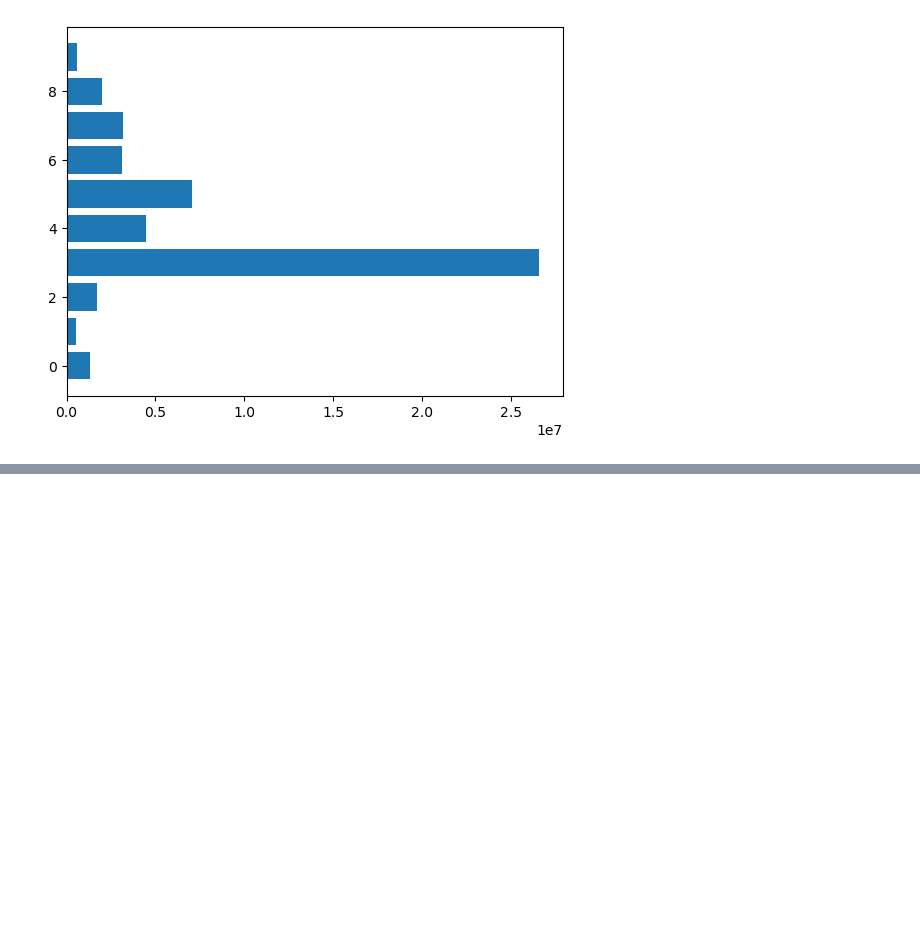
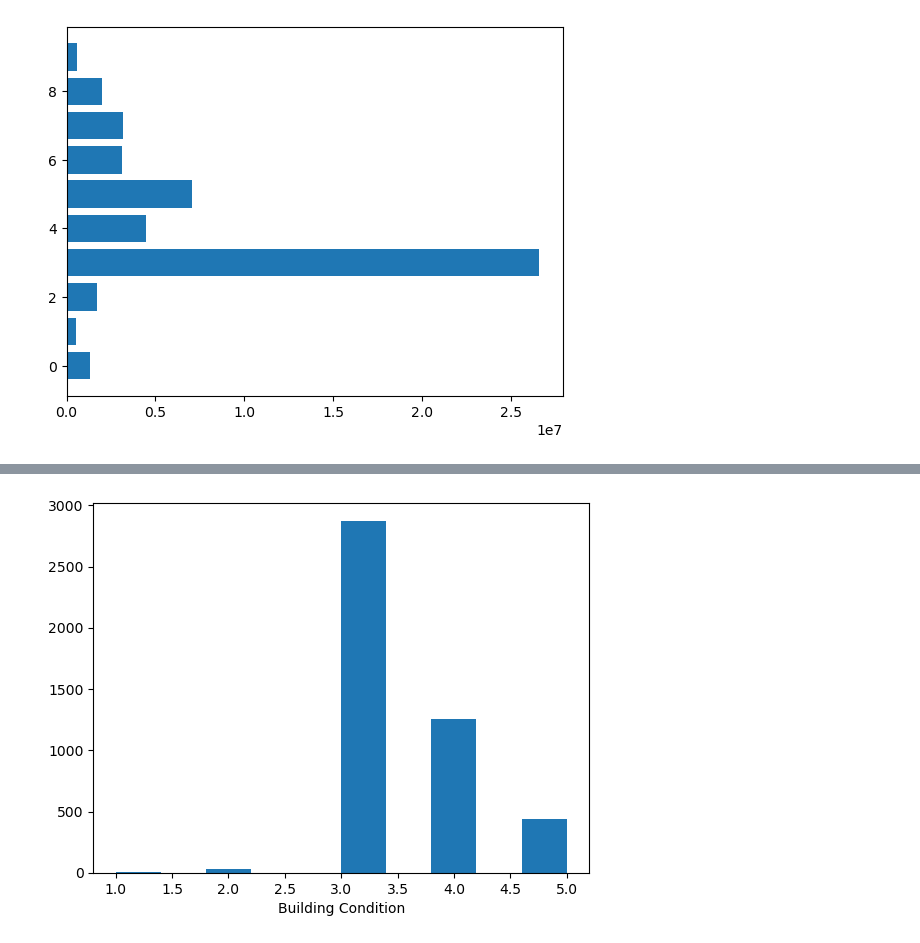
Before and after one commit to Janani-Jayavel/DataScience_Project_Works, a Jupyter notebook: House_Prediction.ipynb, the cells around one changed output, grey strips where cells are left out. Drawn from its saved outputs; the diff is of its cells as text; code cells hidden in the pictures; blank space fills up the shorter version.

```diff
--- a/House_Prediction.ipynb
+++ b/House_Prediction.ipynb
@@ -170,0 +171,6 @@ plt.show()
+# %%
+plt.hist(data['condition'])
+plt.xlabel("Building Condition")
+plt.show()
+# %% [output]
+[figure, added]
```
Also changed, not shown: parts of 20 cells of this notebook.
